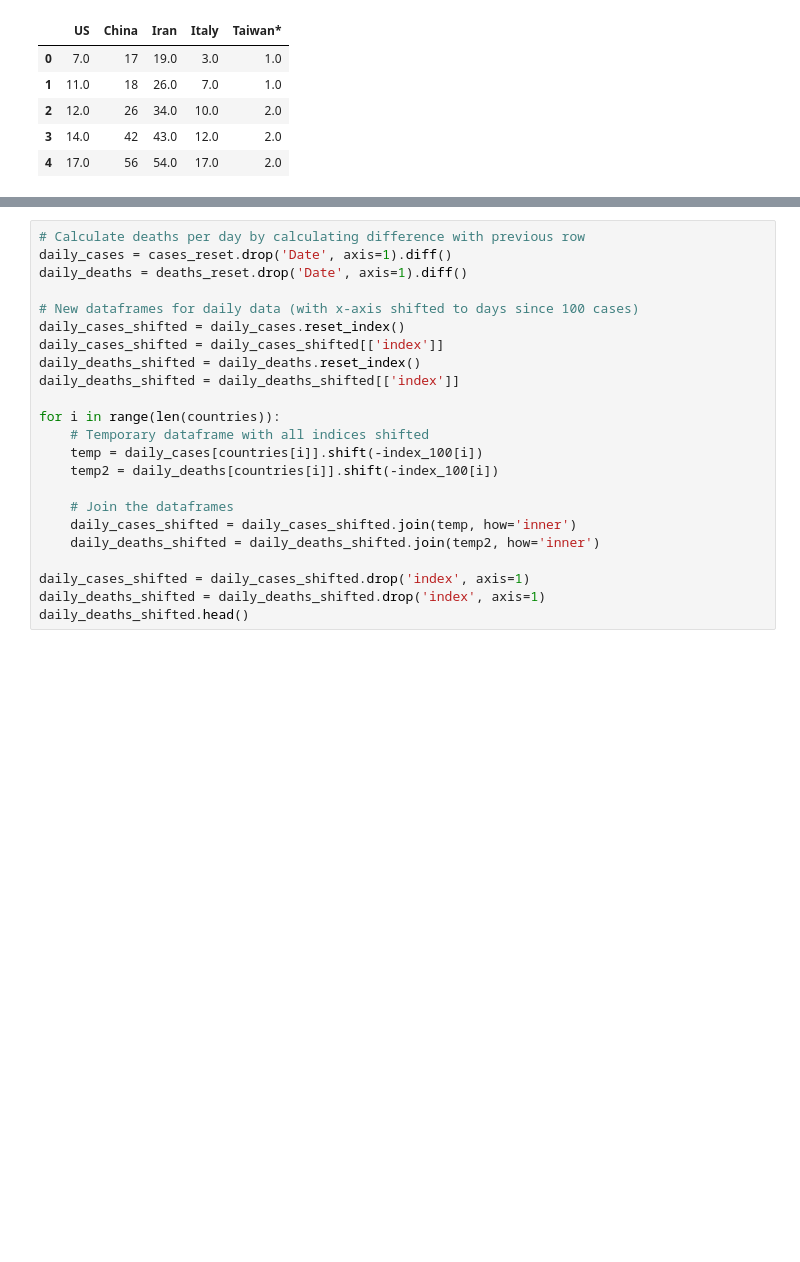
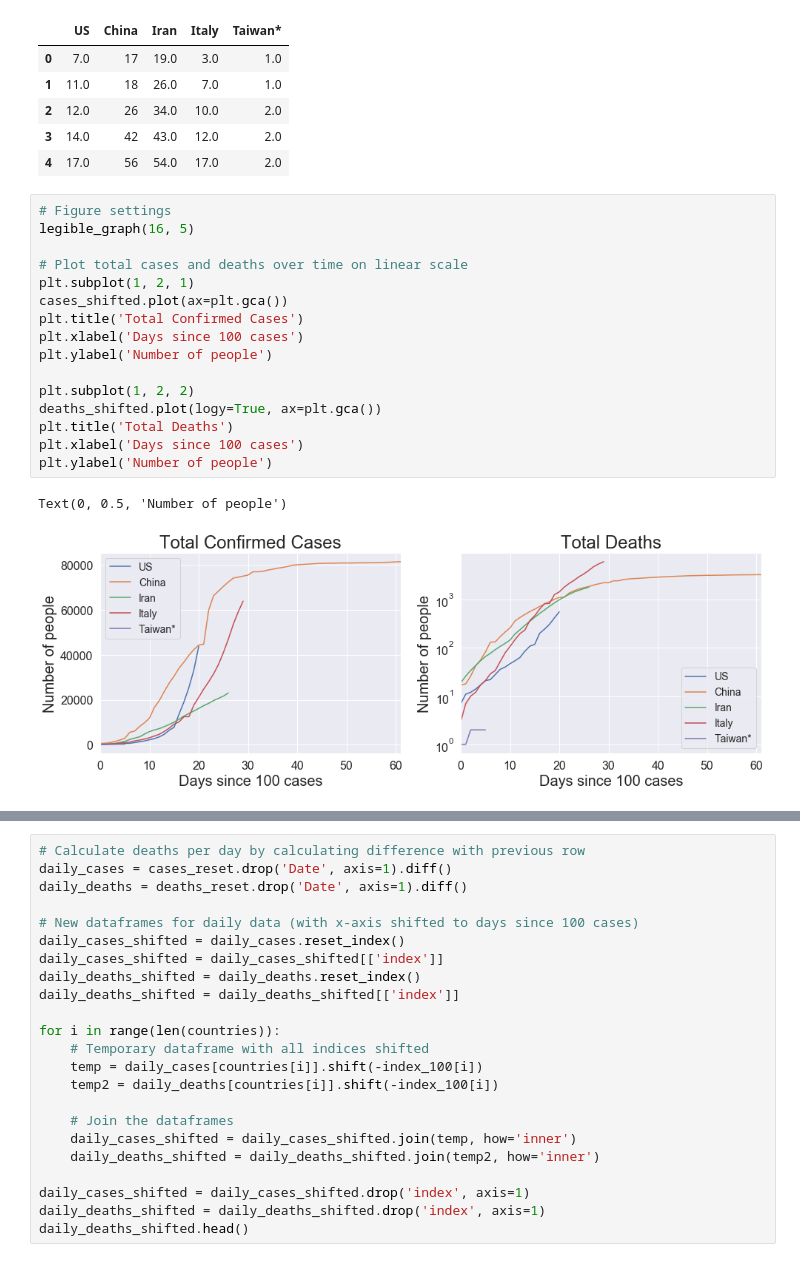
Before and after one commit to AMWen/COVID-19, a Jupyter notebook: COVID-19.ipynb, the cells around one changed output, grey strips where cells are left out. Saved outputs shown, nothing was run; the diff lists cells and outputs as text; blank space fills up the shorter version.

```diff
--- a/COVID-19.ipynb
+++ b/COVID-19.ipynb
@@ -192,6 +192,25 @@ deaths_shifted.head()
 | 2 | 12.0 | 26 | 34.0 | 10.0 | 2.0 |
 | 3 | 14.0 | 42 | 43.0 | 12.0 | 2.0 |
 | 4 | 17.0 | 56 | 54.0 | 17.0 | 2.0 |
+# %%
+# Figure settings
+legible_graph(16, 5)
+
+# Plot total cases and deaths over time on linear scale
+plt.subplot(1, 2, 1)
+cases_shifted.plot(ax=plt.gca())
+plt.title('Total Confirmed Cases')
+plt.xlabel('Days since 100 cases')
+plt.ylabel('Number of people')
+
+plt.subplot(1, 2, 2)
+deaths_shifted.plot(logy=True, ax=plt.gca())
+plt.title('Total Deaths')
+plt.xlabel('Days since 100 cases')
+plt.ylabel('Number of people')
+# %% [output]
+Text(0, 0.5, 'Number of people')
+[figure, added]
 # %%
 # Figure settings
 legible_graph(16, 5)
```
Also changed, not shown: parts of 11 cells of this notebook, 4 other files.
